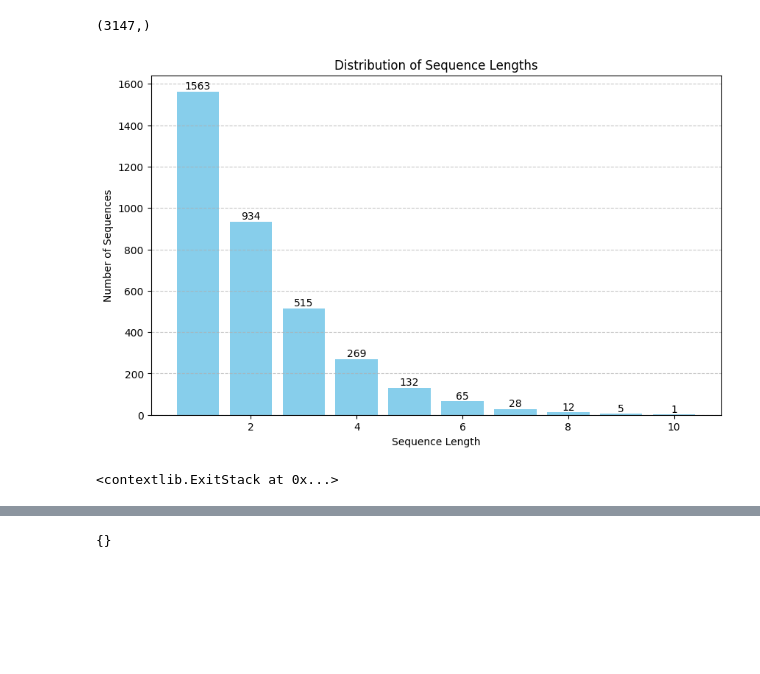
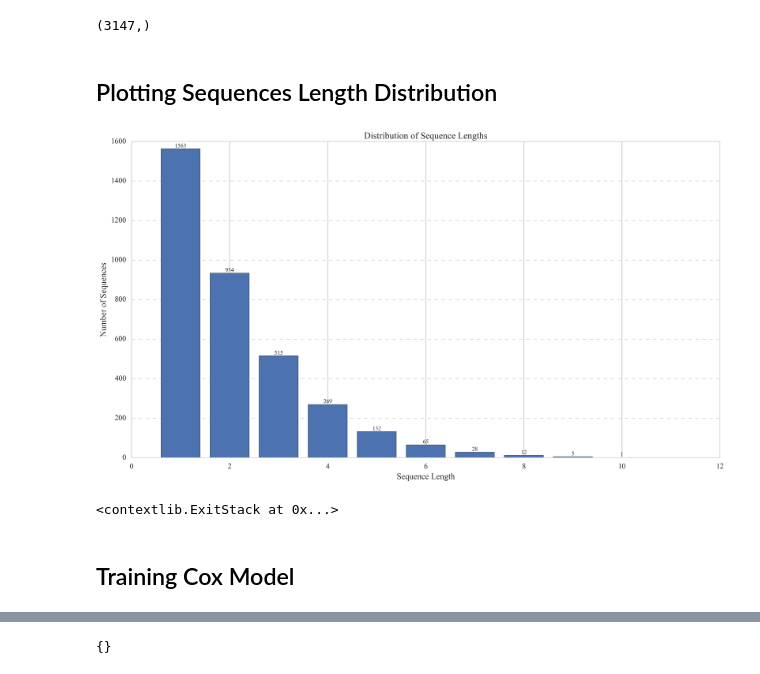
Before and after one commit to mmgh900/days-open-rnn, a Jupyter notebook: days_open_cnn.ipynb, the cells around one changed output, grey strips where cells are left out. Cells and saved outputs as stored; diff of their text form; code cells hidden in the pictures; blank space fills up the shorter version.

```diff
--- a/days_open_cnn.ipynb
+++ b/days_open_cnn.ipynb
@@ -306,6 +298,7 @@ filled_data = filled_data[good_features]
 # %%
 import pandas as pd
 import numpy as np
+import seaborn as sns
 import matplotlib.pyplot as plt
 from lifelines import KaplanMeierFitter
 from lifelines import CoxPHFitter
@@ -318,8 +311,13 @@ kmf = KaplanMeierFitter()
 # Fit the Kaplan-Meier estimator to your data
 kmf.fit(durations=cox_data['DaysOpen'], event_observed=cox_data['Event'])
 
+# Set the figure size and dpi
+plt.figure(figsize=(16, 9), dpi=300)
+
+# Set the color palette
+sns.set_palette("pastel")
+
 # Plot the Kaplan-Meier survival curve
-plt.figure(figsize=(10, 6))
 kmf.plot()
 plt.title('Kaplan-Meier Survival Curve')
 plt.xlabel('Time (Days)')
@@ -352,0 +332,11 @@ plt.show()
+# %%
+import matplotlib.pyplot as plt
+plt.style.use('seaborn-v0_8-deep')
+plt.rcParams['font.family'] = 'Times New Roman'
+
+plt.figure(figsize=(10, 6), dpi=300)
+plt.hist(filled_data['DaysOpen'], bins=30)
+plt.xlabel('Days Open')
+plt.ylabel('Frequency')
+plt.savefig('days_open_histogram.svg', format='svg', dpi=300)
+plt.show()
@@ -505,14 +499,14 @@ def pad_and_stack_sequences(sequences, targets, max_sequence_length=15):
 
     return X, y
 
-def create_data(data, seed=0):
+def create_data(data, seed=0, max_sequence_length=10):
     train_sequences, train_targets, seq_len_train, val_sequences, val_targets, seq_len_val, test_sequences, test_targets, seq_len_test = split_data(data, seed=seed)
 
-    X_train, y_train = pad_and_stack_sequences(train_sequences, train_targets, max_sequence_length=10)
-    X_val, y_val = pad_and_stack_sequences(val_sequences, val_targets, max_sequence_length=10)
-    X_test, y_test = pad_and_stack_sequences(test_sequences, test_targets, max_sequence_length=10)
+    X_train, y_train = pad_and_stack_sequences(train_sequences, train_targets, max_sequence_length=max_sequence_length)
+    X_val, y_val = pad_and_stack_sequences(val_sequences, val_targets, max_sequence_length=max_sequence_length)
+    X_test, y_test = pad_and_stack_sequences(test_sequences, test_targets, max_sequence_length=max_sequence_length)
 
-    scaler = StandardScaler()
+    scaler = MinMaxScaler()
     scaler.fit(X_train.reshape(-1, X_train.shape[-1]))
 
     X_train = scaler.transform(X_train.reshape(-1, X_train.shape[-1])).reshape(X_train.shape)
@@ -530,34 +575,36 @@ X_train, y_train, seq_len_train, X_val, y_val, seq_len_val, X_test, y_test, seq_
 filled_data['Serial'].unique().shape
 # %% [output]
 (3147,)
+# %% [markdown]
+## Plotting Sequences Length Distribution
 # %%
 from collections import Counter
 
 # Assuming seq_len_test is a list of sequence lengths
 sequence_lengths = seq_len_test
 
 # Count the occurrences of each sequence length
 length_counts = Counter(sequence_lengths)
 
 # Get the unique sequence lengths and their counts
 unique_lengths = list(length_counts.keys())
 counts = list(length_counts.values())
 
 # Create the bar plot
-plt.figure(figsize=(10, 6))
-plt.bar(unique_lengths, counts, color='skyblue')
+plt.figure(figsize=(16, 9), dpi=300)
+plt.bar(unique_lengths, counts)
 plt.xlabel('Sequence Length')
 plt.ylabel('Number of Sequences')
 plt.title('Distribution of Sequence Lengths')
 plt.grid(axis='y', linestyle='--', alpha=0.7)
 
 # Add the numbers on top of the bars
 for i, count in enumerate(counts):
     plt.text(unique_lengths[i], count + 1, str(count), ha='center', va='bottom')
 
 plt.show()
 # %% [output]
-[figure, old version]
+[figure, new version]
 # %%
 # import matplotlib.pyplot as plt
 
@@ -621,6 +668,8 @@ from keras import backend as K
 plt.ion()
 # %% [output]
 <contextlib.ExitStack at 0x...>
+# %% [markdown]
+## Training Cox Model
 # %%
 import pandas as pd
 from lifelines import CoxPHFitter
```
Also changed, not shown: parts of 63 cells of this notebook, 57 other files.
